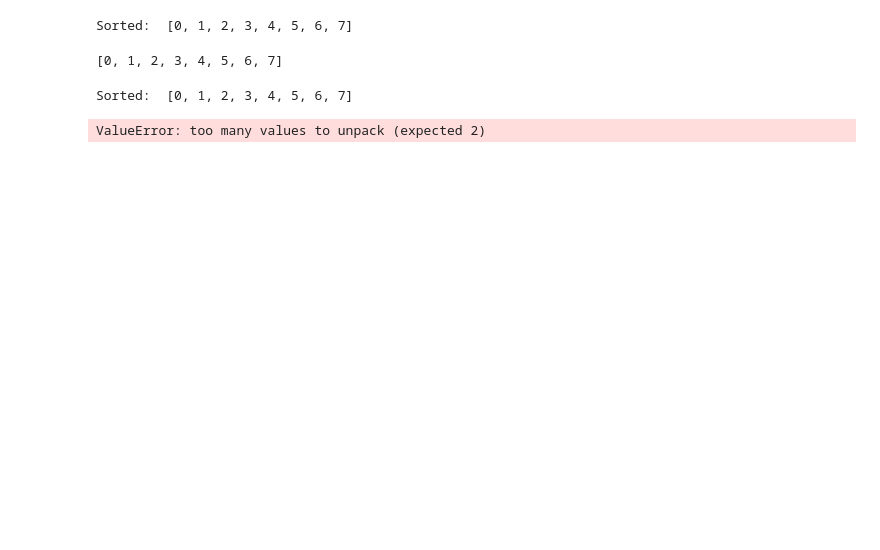
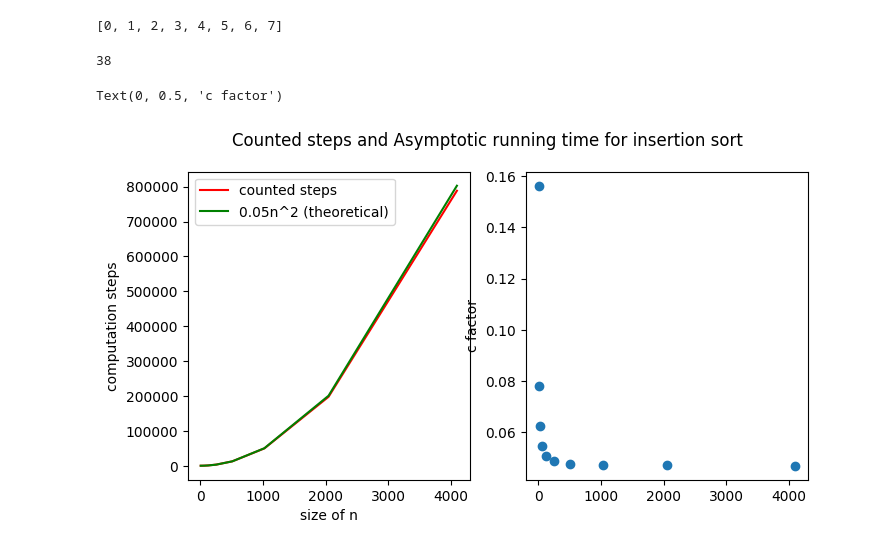
Before and after one commit to JesperSoberg/DAT600, a Jupyter notebook: 1lab/sorting.ipynb, the cells around one changed output. Saved outputs shown, nothing was run; the diff lists cells and outputs as text; code cells hidden in the pictures; blank space fills up the shorter version.

```diff
--- a/1lab/sorting.ipynb
+++ b/1lab/sorting.ipynb
@@ -20,14 +20,11 @@ def insertionSort(array : list) -> list[int]:
 		while j > 0 and array[j-1] > array[j]:
 			array[j-1], array[j] = array[j], array[j-1]
 			j -= 1
-	print(f"Sorted:  {array}")
 	return array
 
 
 unSortedList = createArray(8)
 sortedList = insertionSort(unSortedList)
-# %% [output]
-Sorted:  [0, 1, 2, 3, 4, 5, 6, 7]
 # %%
 def mergeSort(array : list) -> list[int]:
 	if len(array) > 1:
@@ -77,14 +74,56 @@ def insertionSortSteps(array : list) -> list[int] and int:
 			array[j-1], array[j] = array[j], array[j-1]
 			j -= 1
 			steps += 2
-	print(f"Sorted:  {array}")
-	return array
+	return array, steps
 
 
 unSortedList = createArray(8)
-sortedList, steps = insertionSort(unSortedList)
+sortedList, steps = insertionSortSteps(unSortedList)
 print(steps)
 # %% [output]
-Sorted:  [0, 1, 2, 3, 4, 5, 6, 7]
+38
-ValueError: too many values to unpack (expected 2)
+# %%
+import matplotlib.pyplot as plt
+import matplotlib as mpl
+
+mpl.rcParams['figure.figsize'] = [8,4]
+
+from IPython.display import clear_output
+fig, ax = plt.subplots(1, 2)
+fig.suptitle('Counted steps and Asymptotic running time for insertion sort')
+
+array = createArray(4)
+points = 10
+x = []
+y = []
+ref = []
+c = []
+
+
+
+for i in range(0, points):
+	clear_output(wait=True)
+	sortedArray, steps = insertionSortSteps(array)
+	array = array * 2
+	x.append(len(array))
+	y.append(steps)
+	c.append(steps/len(array)**2)
+
+for v in x:
+	ref.append(v**2 * c[6])
+
+
+
+ax[0].plot(x, y, color="red", label="counted steps")
+ax[0].plot(x, ref, color="green", label= str(round(c[6],2)) + "n^2 (theoretical)" )
+ax[0].set_xlabel("size on n")
+ax[0].set_ylabel("computation steps")
+ax[0].legend()
+
+ax[1].scatter(x, c, label="approximation of c")
+ax[0].set_xlabel("size of n")
+ax[1].set_ylabel("c factor")
+# %% [output]
+Text(0, 0.5, 'c factor')
+[figure, added]
 # %%
```
Also changed, not shown: parts of 7 cells of this notebook, 3 other files.
